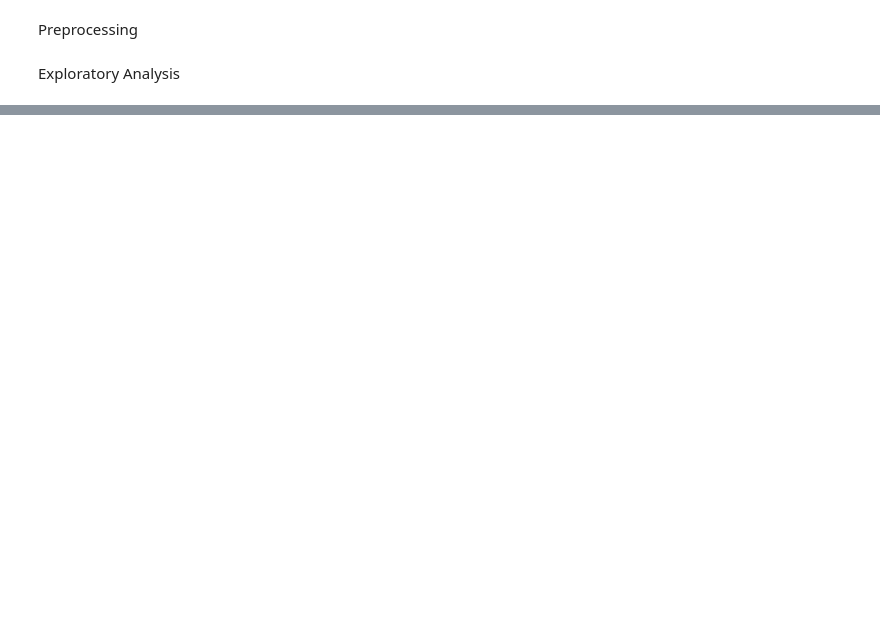
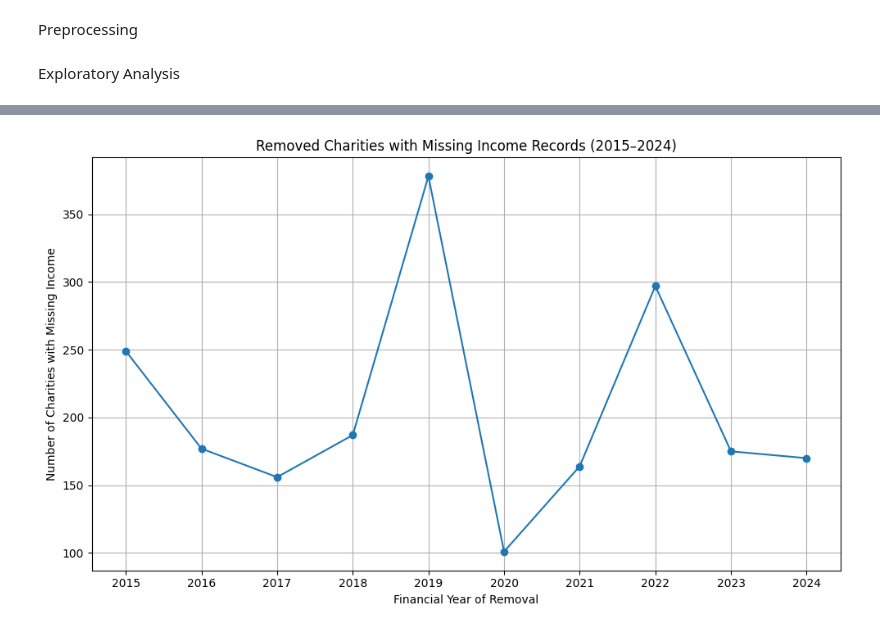
Before and after one commit to crystalyu917/The-Impact-of-Local-Council-Asset-Sales-on-Charity-Survival-in-England, a Jupyter notebook: src/analysis/charity.ipynb, the cells around one changed output, grey strips where cells are left out. Saved outputs shown, nothing was run; the diff lists cells and outputs as text; code cells hidden in the pictures; blank space fills up the shorter version.

```diff
--- a/src/analysis/charity.ipynb
+++ b/src/analysis/charity.ipynb
@@ -263,29 +286,35 @@ plt.show()
 # %%
+'''
+Plot removed charities with missing income records
+This will show the number of removed charities that have missing income records each year.
+'''
 # Filter only charities that have been removed
 removed = dataset[dataset['removal_fy'].notna()].copy()
 
 # Ensure correct data types
 removed['removal_fy'] = removed['removal_fy'].astype(int)
 
 # Filter to years of interest (optional, for focus)
 removed = removed[removed['removal_fy'].between(2015, 2024)]
 
 # Count how many removed charities had missing income per year
 missing_by_removal_year = (
     removed[removed['latest_income'].isna()]
     .groupby('removal_fy')
     .size()
     .reindex(range(2015, 2025), fill_value=0)  # Ensure full range
 )
 
 # Plotting
 plt.figure(figsize=(10, 6))
 missing_by_removal_year.plot(marker='o')
 plt.title('Removed Charities with Missing Income Records (2015–2024)')
 plt.xlabel('Financial Year of Removal')
 plt.ylabel('Number of Charities with Missing Income')
 plt.grid(True)
 plt.xticks(missing_by_removal_year.index)
 plt.tight_layout()
 plt.show()
+# %% [output]
+[figure, added]
 # %%
```
Also changed, not shown: parts of 8 cells of this notebook.
